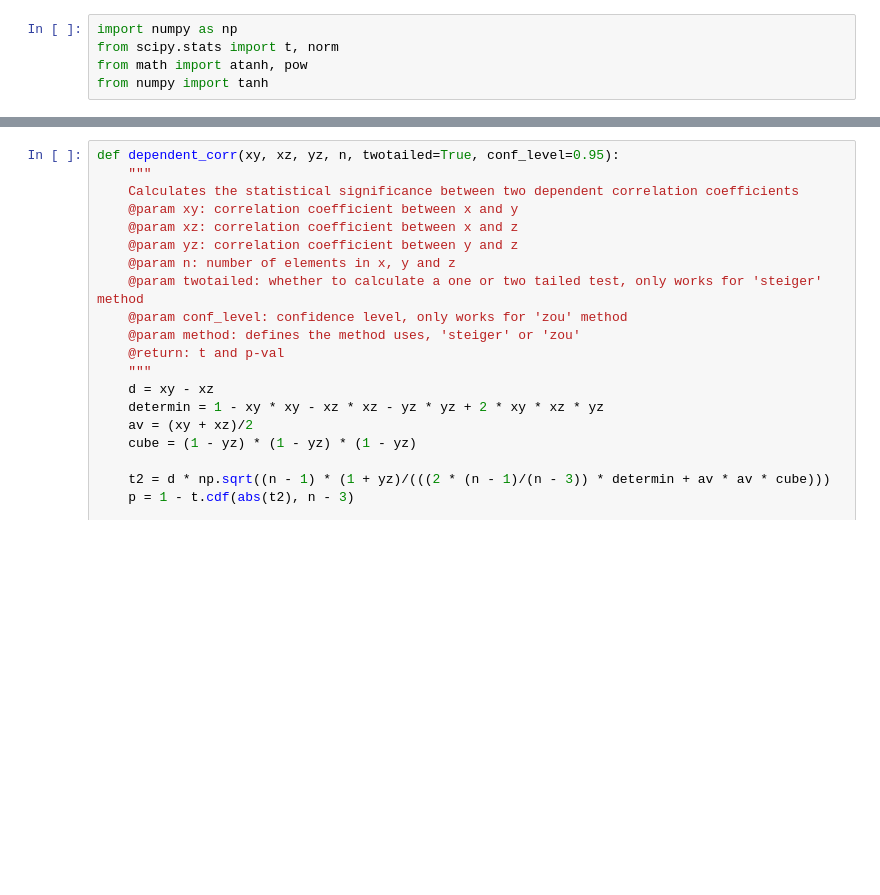
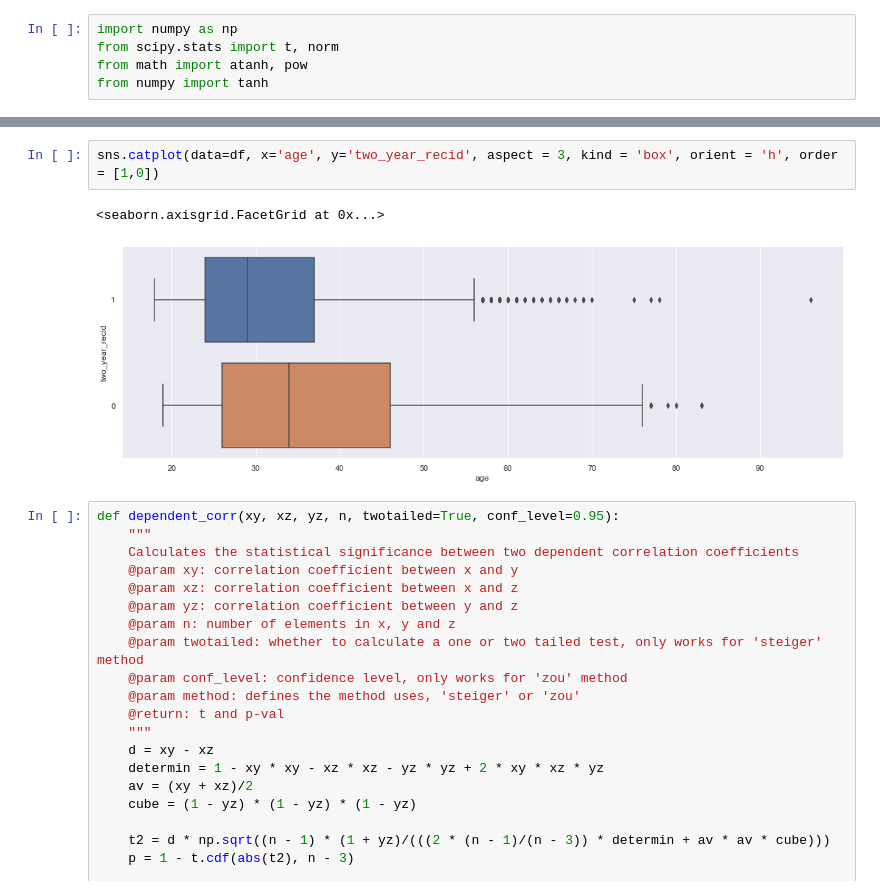
Before and after one commit to ethanwong7/Analysis-on-COMPAS-data, a Jupyter notebook: Correlation Analyses.ipynb, the cells around one changed output, grey strips where cells are left out. Saved outputs shown, nothing was run; the diff lists cells and outputs as text; blank space fills up the shorter version.

```diff
--- a/Correlation Analyses.ipynb
+++ b/Correlation Analyses.ipynb
@@ -63,3 +68,8 @@ from numpy import tanh
+# %%
+sns.catplot(data=df, x='age', y='two_year_recid', aspect = 3, kind = 'box', orient = 'h', order = [1,0])
+# %% [output]
+<seaborn.axisgrid.FacetGrid at 0x...>
+[figure, added]
 # %%
 def dependent_corr(xy, xz, yz, n, twotailed=True, conf_level=0.95):
     """
```
Also changed, not shown: parts of 15 cells of this notebook.
